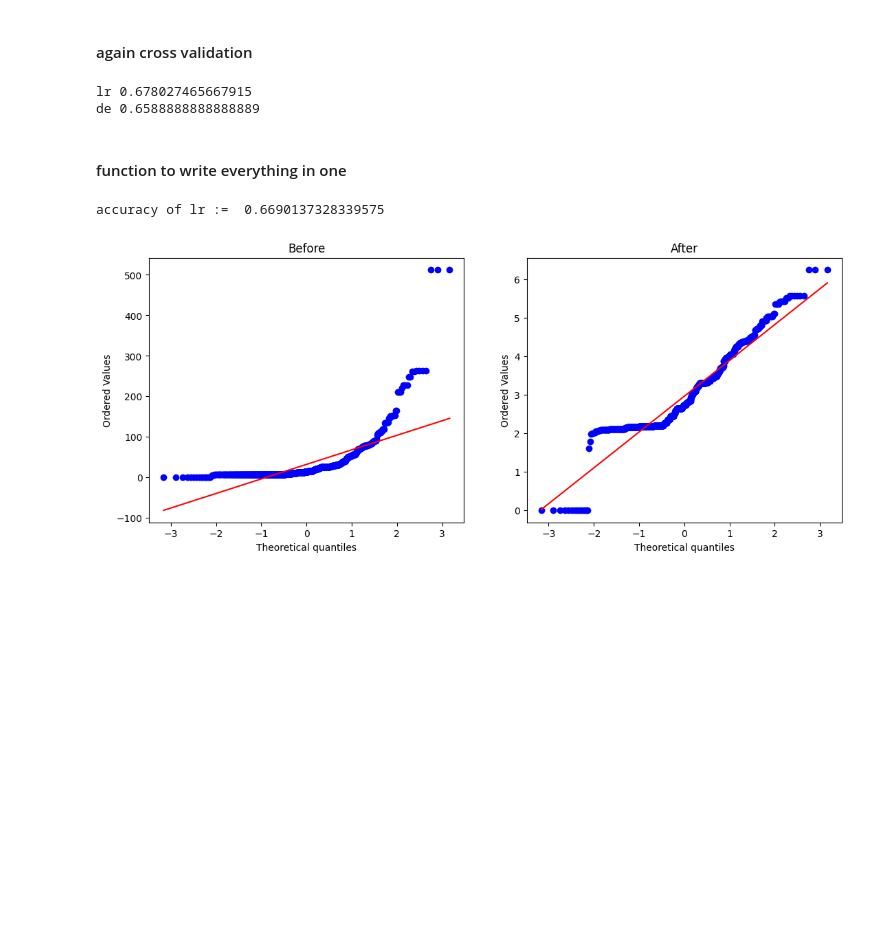
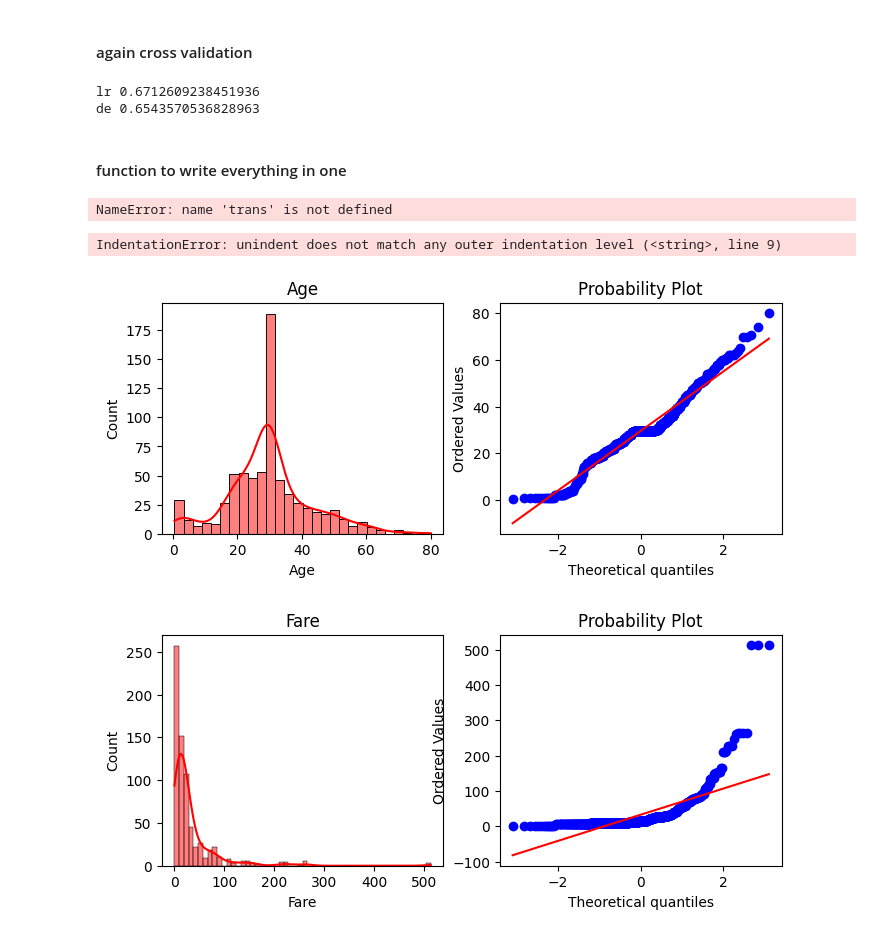
Before and after one commit to Ganesh20000/Machine-Learning, a Jupyter notebook: day-30/function_trans.ipynb, the cells around one changed output. Drawn from its saved outputs; the diff is of its cells as text; code cells hidden in the pictures; blank space fills up the shorter version.

```diff
--- a/day-30/function_trans.ipynb
+++ b/day-30/function_trans.ipynb
@@ -188,7 +190,7 @@ de 0.659217877094972
 # %% [markdown]
 #### again cross validation
 # %%
-x_transform= function.fit_transform(X)
+x_transform= func2.fit_transform(X)
 
 lr = LogisticRegression()
 de= DecisionTreeClassifier()
@@ -197,30 +199,36 @@ print("lr" , np.mean(cross_val_score(lr,x_transform,Y,scoring='accuracy',cv=10))
 
 print("de" , np.mean(cross_val_score(de,x_transform,Y,scoring='accuracy',cv=10)))
 # %% [output]
-lr 0.678027465667915
-de 0.6588888888888889
+lr 0.6712609238451936
+de 0.6543570536828963
 # %% [markdown]
 #### function to write everything in one
 # %%
 def fun(trans):
- X = df.iloc[:,1:3]
- Y=df.iloc[:,0]
+    X = df[['Fare']]
+    Y =df[['Survived']]
 
- function= ColumnTransformer([ ('log',FunctionTransformer(function=np.log1p),['Fare'])],remainder='passthrough')
+    function= ColumnTransformer([ ('log',FunctionTransformer(function=np.log1p),['Fare'])],remainder='passthrough')
 
- x_transform= function.fit_transform(X)
+    x_transform= function.fit_transform(X)
 
- lr = LogisticRegression()
+    lr = LogisticRegression()
 
 
- print("accuracy of lr :=",np.mean(cross_val_score(lr,x_transform,y,scoring='accuracy',cv=10))  )
+    print("accuracy of lr :=",np.mean(cross_val_score(lr,x_transform,Y,scoring='accuracy',cv=10))  )
 
 
- fig, (ax1,ax2)= plt.subplots(ncols=2,figsize=(13,5))
- stats.probplot(X['Fare'],dist='norm',plot=ax1)
- plt.show()
- ax1.set_title("before")
+    fig, (ax1,ax2)= plt.subplots(ncols=2,figsize=(13,5))
+    stats.probplot(X['Fare'],dist='norm',plot=ax1)
+    plt.show()
+    ax1.set_title("before")
 
- stats.probplot(x_transform['Fare'],dist='norm',plot=ax2)
- plt.show()
- ax2.set_title("after")
+    stats.probplot(x_transform['Fare'],dist='norm',plot=ax2)
+    plt.show()
+    ax2.set_title("after")
+
+
+
+fun(trans)
+# %% [output]
+NameError: name 'trans' is not defined
@@ -227,16 +263,12 @@ def fun(trans):
 # %%
-from sklearn.compose import ColumnTransformer
-from sklearn.preprocessing import FunctionTransformer
-from sklearn.linear_model import LogisticRegression
-from sklearn.model_selection import cross_val_score
-import numpy as np
-import matplotlib.pyplot as plt
-import scipy.stats as stats
+
 
 def fun(df):
     # Split features and target
-    X= df[['Fare']]
-    Y=df[['Survived']]
+    # X= df[['Fare']]
+    # Y=df[['Survived']]
+      X=df.iloc[:,1:3]
+      Y=df.iloc[:,1]
 
 
     # Transform 'Fare' with log1p
@@ -265,7 +297,18 @@ def fun(df):
     plt.show()
 
 
-fun(df)
+fun(lambda x:x**2)
 # %% [output]
-accuracy of lr :=  0.6690137328339575
+IndentationError: unindent does not match any outer indentation level (<string>, line 9)
-[figure, removed]
+# %%
+for col in x_train.columns:
+    fig, (ax1,ax2)= plt.subplots(ncols=2,figsize=(8,3))
+    sns.histplot(x_train[col],ax=ax1,color='Red',kde=True)
+
+    ax1.set_title(x_train[col].name)
+    stats.probplot(x_train[col],dist='norm',plot=ax2)
+    plt.show()
+    ax1.set_title(x_train[col].name)
+# %% [output]
+[figure, added]
+[figure, added]
```
Also changed, not shown: parts of 7 cells of this notebook, 3 other files.
